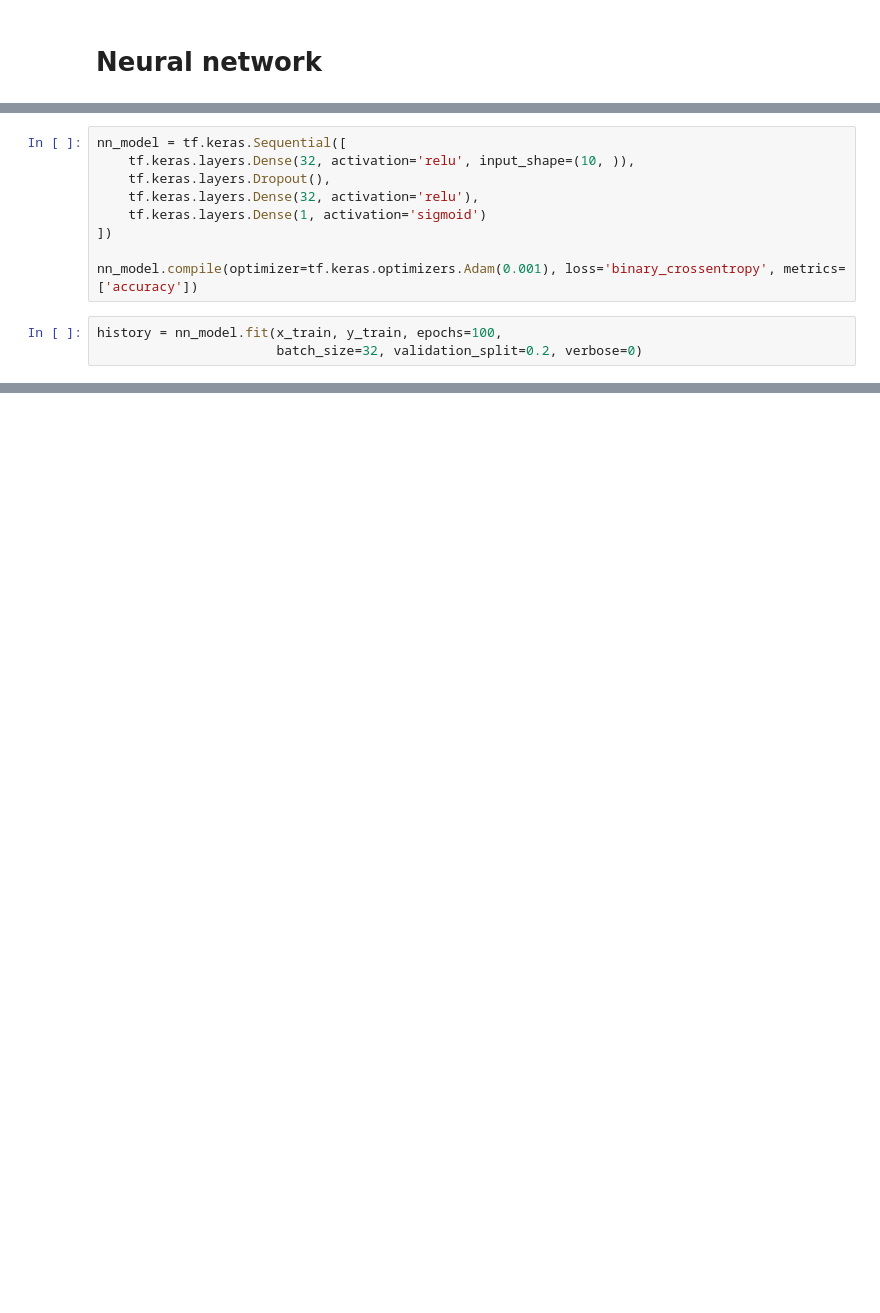
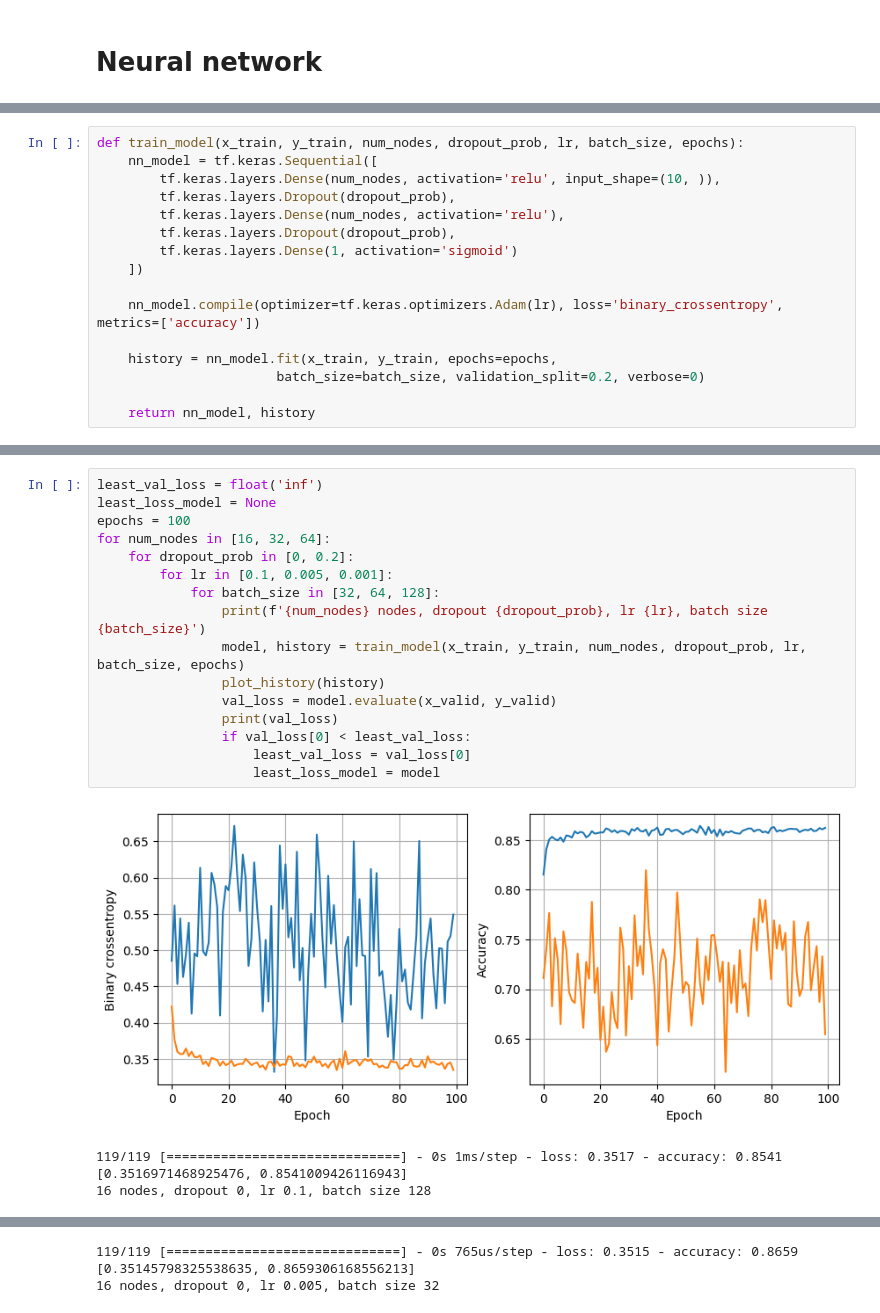
Before and after one commit to Alexa201228/ml_projects, a Jupyter notebook: MAGIC_example.ipynb, the cells around one changed output, grey strips where cells are left out. Saved outputs shown, nothing was run; the diff lists cells and outputs as text; blank space fills up the shorter version.

Commit message:
Train Neural network and add requirements.txt

```diff
--- a/MAGIC_example.ipynb
+++ b/MAGIC_example.ipynb
@@ -218,12 +205,16 @@ def plot_accuracy(history):
 # %%
-nn_model = tf.keras.Sequential([
-    tf.keras.layers.Dense(32, activation='relu', input_shape=(10, )),
-    tf.keras.layers.Dropout(),
-    tf.keras.layers.Dense(32, activation='relu'),
-    tf.keras.layers.Dense(1, activation='sigmoid')
-])
+def train_model(x_train, y_train, num_nodes, dropout_prob, lr, batch_size, epochs):
+    nn_model = tf.keras.Sequential([
+        tf.keras.layers.Dense(num_nodes, activation='relu', input_shape=(10, )),
+        tf.keras.layers.Dropout(dropout_prob),
+        tf.keras.layers.Dense(num_nodes, activation='relu'),
+        tf.keras.layers.Dropout(dropout_prob),
+        tf.keras.layers.Dense(1, activation='sigmoid')
+    ])
 
-nn_model.compile(optimizer=tf.keras.optimizers.Adam(0.001), loss='binary_crossentropy', metrics=['accuracy'])
+    nn_model.compile(optimizer=tf.keras.optimizers.Adam(lr), loss='binary_crossentropy', metrics=['accuracy'])
+
+    history = nn_model.fit(x_train, y_train, epochs=epochs,
+                       batch_size=batch_size, validation_split=0.2, verbose=0)
+
+    return nn_model, history
-# %%
-history = nn_model.fit(x_train, y_train, epochs=100,
-                       batch_size=32, validation_split=0.2, verbose=0)
@@ -235,0 +221,21 @@ plot_accuracy(history)
+# %%
+least_val_loss = float('inf')
+least_loss_model = None
+epochs = 100
+for num_nodes in [16, 32, 64]:
+    for dropout_prob in [0, 0.2]:
+        for lr in [0.1, 0.005, 0.001]:
+            for batch_size in [32, 64, 128]:
+                print(f'{num_nodes} nodes, dropout {dropout_prob}, lr {lr}, batch size {batch_size}')
+                model, history = train_model(x_train, y_train, num_nodes, dropout_prob, lr, batch_size, epochs)
+                plot_history(history)
+                val_loss = model.evaluate(x_valid, y_valid)
+                print(val_loss)
+                if val_loss[0] < least_val_loss:
+                    least_val_loss = val_loss[0]
+                    least_loss_model = model
+# %% [output]
+[figure, added]
+119/119 [==============================] - 0s 1ms/step - loss: 0.3517 - accuracy: 0.8541
+[0.3516971468925476, 0.8541009426116943]
+16 nodes, dropout 0, lr 0.1, batch size 128
@@ -235,0 +243,3 @@ plot_accuracy(history)
+119/119 [==============================] - 0s 765us/step - loss: 0.3515 - accuracy: 0.8659
+[0.35145798325538635, 0.8659306168556213]
+16 nodes, dropout 0, lr 0.005, batch size 32
```
Also changed, not shown: parts of 10 cells of this notebook, 1 other file.
